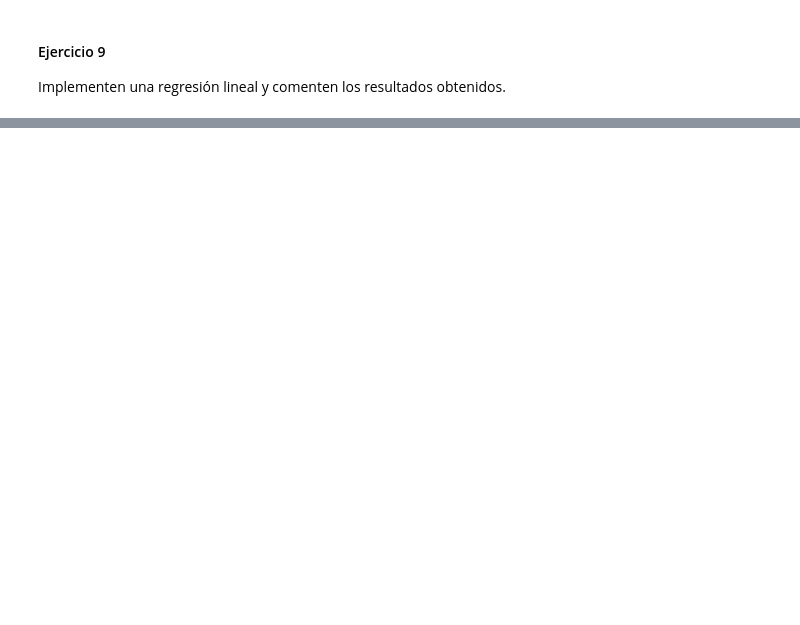
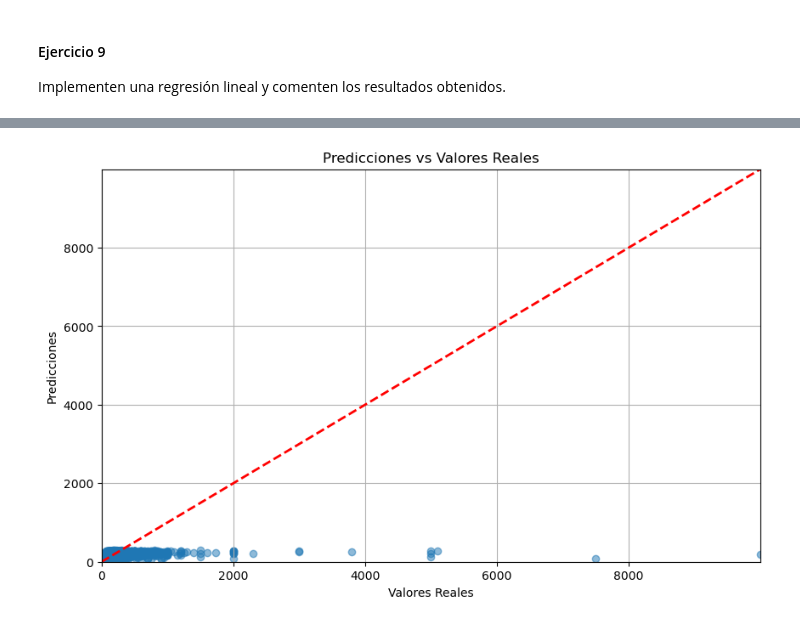
Before and after one commit to miligarofalo/CC408-T2-1, a Jupyter notebook: TP2/TP2.ipynb, the cells around one changed output, grey strips where cells are left out. Saved outputs shown, nothing was run; the diff lists cells and outputs as text; code cells hidden in the pictures; blank space fills up the shorter version.

```diff
--- a/TP2/TP2.ipynb
+++ b/TP2/TP2.ipynb
@@ -182,0 +262,61 @@ Implementen una regresión lineal y comenten los resultados obtenidos.
+# %%
+# Resolver acá
+!pip install pandas numpy scikit-learn matplotlib
+import numpy as np
+import pandas as pd
+from sklearn.model_selection import train_test_split
+from sklearn.linear_model import LinearRegression
+from sklearn.metrics import mean_squared_error, r2_score
+import matplotlib.pyplot as plt
+
+# Asumiendo que df_airbnb_outliers ya está definido y no tiene NaN
+df_airbnb_outliers.dropna(inplace=True)  # Asegurarse de eliminar NaN
+
+# Definir la variable dependiente (y) y las variables independientes (X)
+y = df_airbnb_outliers['price']  # Variable dependiente
+X = df_airbnb_outliers.drop(columns=['price'])  # Variables independientes
+
+# Convertir variables categóricas a variables dummy
+X = pd.get_dummies(X, drop_first=True)
+
+# Dividir en conjunto de entrenamiento y prueba
+X_train, X_test, y_train, y_test = train_test_split(X, y, test_size=0.3, random_state=201)
+
+# Ajustar el modelo a los datos de entrenamiento
+modelo = LinearRegression()
+modelo.fit(X_train, y_train)
+
+# Realizar predicciones
+y_pred = modelo.predict(X_test)
+
+# Resultados del modelo
+print("Coeficientes:", modelo.coef_)
+print("Intercepto:", modelo.intercept_)
+
+# Evaluar el rendimiento del modelo
+mse = mean_squared_error(y_test, y_pred)
+r2 = r2_score(y_test, y_pred)
+
+print(f"Error Cuadrático Medio: {mse}")
+print(f"R^2: {r2}")
+
+# Comentarios sobre los resultados
+if r2 < 0.1:
+    print("El modelo no está capturando la varianza en los datos.")
+elif r2 < 0.5:
+    print("El modelo tiene un ajuste moderado.")
+else:
+    print("El modelo explica una buena proporción de la varianza en los datos.")
+
+# Visualización de los resultados
+plt.figure(figsize=(10, 6))
+plt.scatter(y_test, y_pred, alpha=0.5)
+plt.plot([y_test.min(), y_test.max()], [y_test.min(), y_test.max()], 'r--', lw=2)
+plt.title('Predicciones vs Valores Reales')
+plt.xlabel('Valores Reales')
+plt.ylabel('Predicciones')
+plt.xlim([y_test.min(), y_test.max()])
+plt.ylim([y_test.min(), y_test.max()])
+plt.grid()
+plt.show()
+# %% [output]
@@ -182,0 +340 @@ Implementen una regresión lineal y comenten los resultados obtenidos.
+[figure, added]
```
Also changed, not shown: parts of 10 cells of this notebook.
